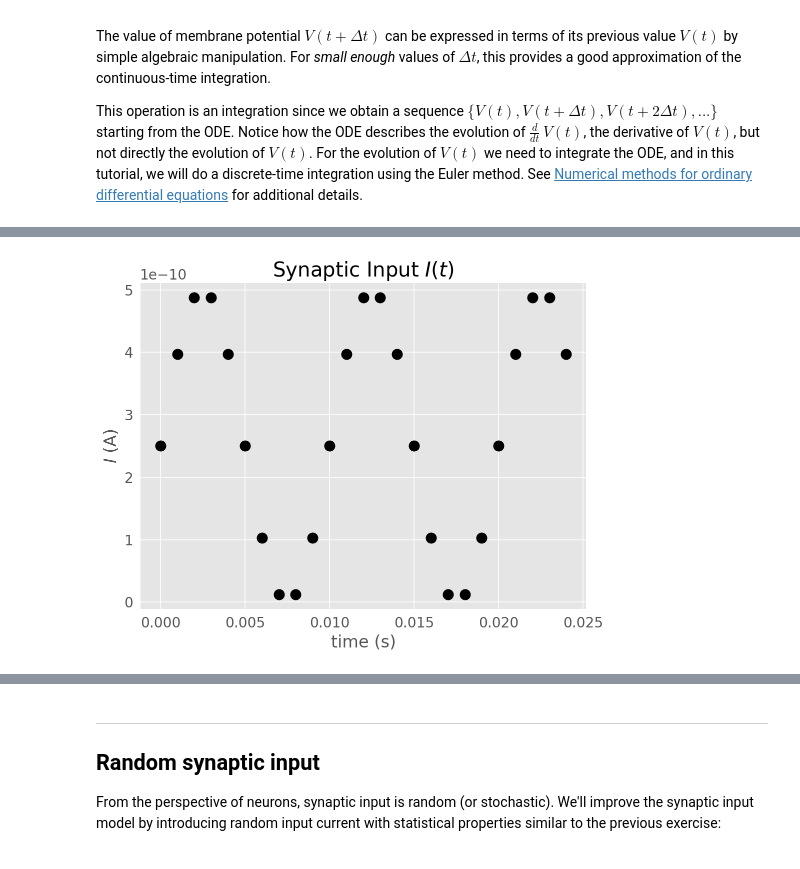
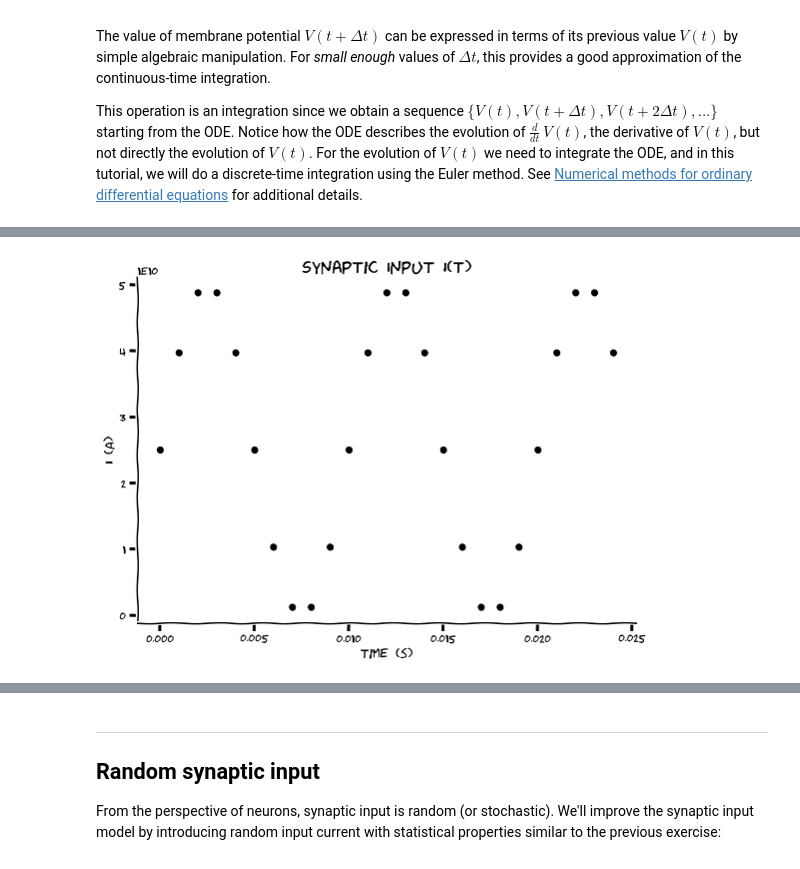
Before and after one commit to amita-kapoor/course-content, a Jupyter notebook: tutorials/W0D1_PythonWorkshop1/W0D1_Tutorial1.ipynb, the cells around one changed output, grey strips where cells are left out. Drawn from its saved outputs; the diff is of its cells as text; code cells hidden in the pictures.

```diff
--- a/tutorials/W0D1_PythonWorkshop1/W0D1_Tutorial1.ipynb
+++ b/tutorials/W0D1_PythonWorkshop1/W0D1_Tutorial1.ipynb
@@ -123,9 +124,9 @@ t = 0
 # loop for 10 steps, variable 'step' takes values from 0 to 9
 for step in range(10):
   t = step * dt
+  i = i_mean * (1+ np.sin((2*np.pi)*t/0.01))
 
   # --> insert your code here
-  i = i_mean*(1 + np.sin(2*np.pi*t/0.01))
   print(i)
 # %% [output]
 2.5e-10
@@ -183,8 +184,7 @@ for step in range(step_end):
   t = step * dt
 
   # --> insert your code here
-  i = i_mean*(1 + np.sin(2*np.pi*t/0.01))
-  #print(f'{t:.3f}',f'{i:.4e}')
+  i = i_mean * (1+ np.sin((2*np.pi)*t/0.01))
   print(f'{t:.3f} {i:.4e}')
 # %% [output]
 0.000 2.5000e-10
@@ -256,19 +273,13 @@ step_end = 10
 v = el
 
 # loop for step_end steps
+
+# --> insert your code here
 for step in range(step_end):
   t = step * dt
-
-  # --> insert your code here
-  i = i_mean*(1 + np.sin(2*np.pi*t/0.01))
-  vt_ = dt * (el - v + r * i) / tau + v
-  #print(f'{t:.3f}',f'{i:.4e}')
-  print(f'{t:.3f} {v:.4e}')
-  v = vt_
-
-# last step
-t = t + dt
-print(f'{t:.3f} {v:.4e}')
+  i = i_mean * (1 + np.sin((t * 2 * np.pi) / 0.01))
+  print(f"{t:.3f} {v:.4e}")
+  v = v + dt * (el - v + r*i)/tau
 # %% [output]
 0.000 -6.0000e-02
 0.001 -5.8750e-02
@@ -313,25 +331,25 @@ Plot the values of $I(t)$ between $t=0$ and $t=0.024$.
 # %%
 # Exercise 5
 # initialize step_end
 step_end = 25
 
-# initialize the figure
-plt.figure()
+with plt.xkcd():
+  # initialize the figure
+  plt.figure()
 
-# loop for step_end steps
-for step in range(step_end):
-  t = step * dt
+  # loop for step_end steps
+  for step in range(step_end):
+    t = step * dt
+    i = i_mean * (1 + np.sin((t * 2 * np.pi) / 0.01))
 
-  # --> insert your code here
-  i = i_mean*(1 + np.sin(2*np.pi*t/0.01))
-  plt.plot(t, i, 'ko')  # k--> black, o--> dot
+    plt.plot(t, i, 'ko')
 
-plt.title('Synaptic Input $I(t)$')
-plt.xlabel('time (s)')
-plt.ylabel(r'$I$ (A)')
+plt.title("Synaptic Input I(t)")
+plt.xlabel("time (s)")
+plt.ylabel('I (A)')
 plt.show()
 # %% [output]
-[figure, old version]
+[figure, new version]
 # %% [markdown]
 [*Click for solution*](https://github.com/NeuromatchAcademy/course-content/tree/master//tutorials/W0D1_PythonWorkshop1/solutions/W0D1_Tutorial1_Solution_70724599.py)
 
```
Also changed, not shown: parts of 58 cells of this notebook.
